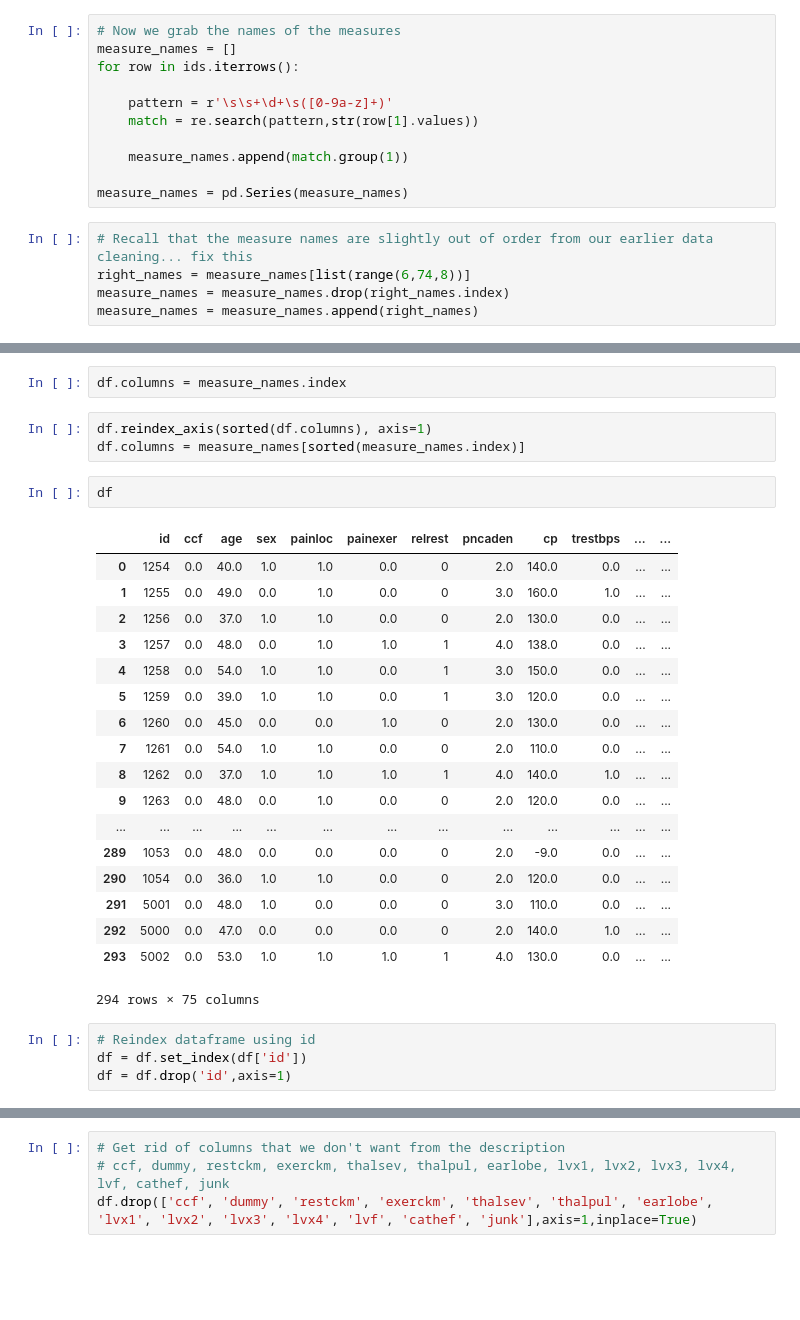
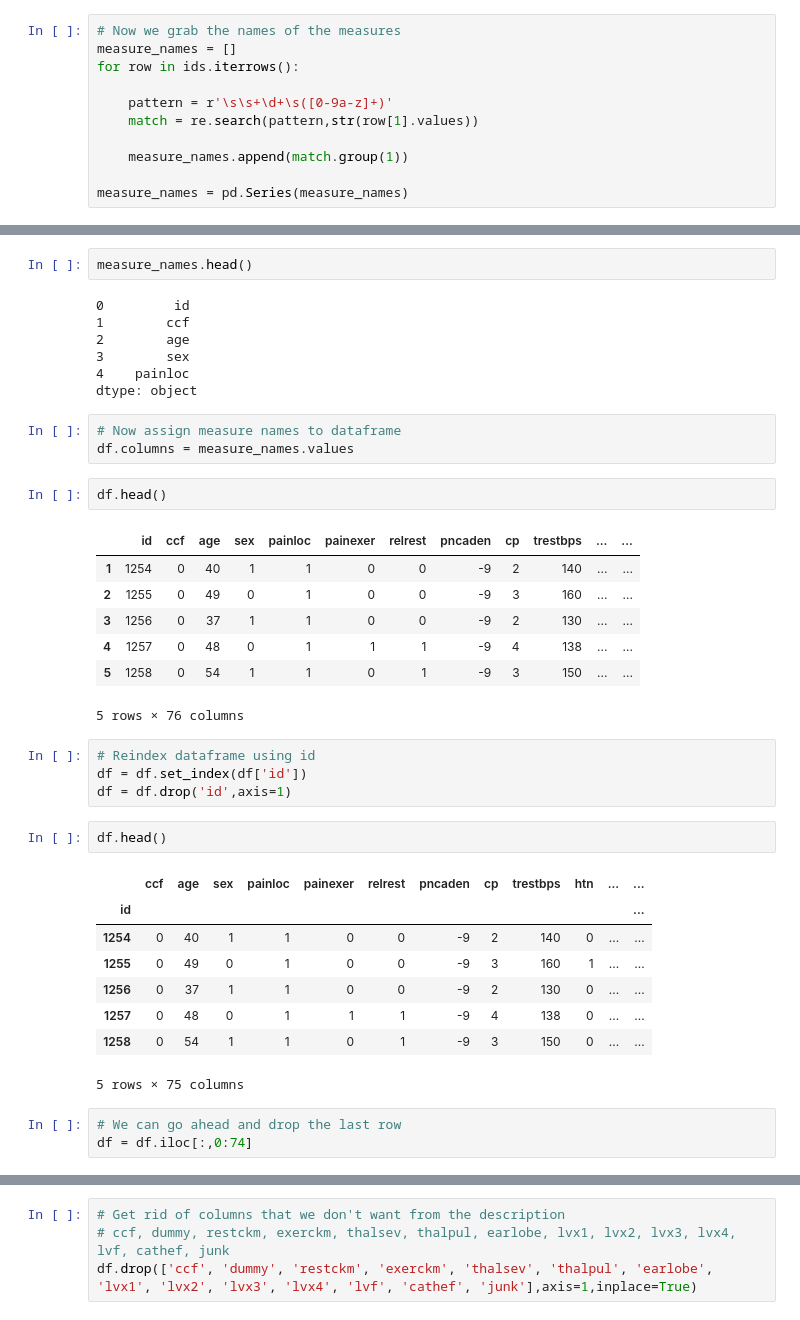
Before and after one commit to cptjackson/hungarian, a Jupyter notebook: Hungarian heart disease.ipynb, the cells around one changed output, grey strips where cells are left out. Saved outputs shown, nothing was run; the diff lists cells and outputs as text; blank space fills up the shorter version.

Commit message:
Finished data cleaning, started to explore data

```diff
--- a/Hungarian heart disease.ipynb
+++ b/Hungarian heart disease.ipynb
@@ -183,8 +150,3 @@ for row in ids.iterrows():
     measure_names.append(match.group(1))
 
 measure_names = pd.Series(measure_names)
-# %%
-# Recall that the measure names are slightly out of order from our earlier data cleaning... fix this
-right_names = measure_names[list(range(6,74,8))]
-measure_names = measure_names.drop(right_names.index)
-measure_names = measure_names.append(right_names)
@@ -212,30 +153,40 @@ Length: 75, dtype: object
-# %%
-df.columns = measure_names.index
-# %%
-df.reindex_axis(sorted(df.columns), axis=1)
-df.columns = measure_names[sorted(measure_names.index)]
+# %%
+measure_names.head()
+# %% [output]
+0         id
+1        ccf
+2        age
+3        sex
+4    painloc
+dtype: object
+# %%
+# Now assign measure names to dataframe
+df.columns = measure_names.values
 # %%
-df
+df.head()
 # %% [output]
 |  | id | ccf | age | sex | painloc | painexer | relrest | pncaden | cp | trestbps | ... | ... |
-| 0 | 1254 | 0.0 | 40.0 | 1.0 | 1.0 | 0.0 | 0 | 2.0 | 140.0 | 0.0 | ... | ... |
-| 1 | 1255 | 0.0 | 49.0 | 0.0 | 1.0 | 0.0 | 0 | 3.0 | 160.0 | 1.0 | ... | ... |
-| 2 | 1256 | 0.0 | 37.0 | 1.0 | 1.0 | 0.0 | 0 | 2.0 | 130.0 | 0.0 | ... | ... |
-| 3 | 1257 | 0.0 | 48.0 | 0.0 | 1.0 | 1.0 | 1 | 4.0 | 138.0 | 0.0 | ... | ... |
-| 4 | 1258 | 0.0 | 54.0 | 1.0 | 1.0 | 0.0 | 1 | 3.0 | 150.0 | 0.0 | ... | ... |
-| 5 | 1259 | 0.0 | 39.0 | 1.0 | 1.0 | 0.0 | 1 | 3.0 | 120.0 | 0.0 | ... | ... |
-| 6 | 1260 | 0.0 | 45.0 | 0.0 | 0.0 | 1.0 | 0 | 2.0 | 130.0 | 0.0 | ... | ... |
-| 7 | 1261 | 0.0 | 54.0 | 1.0 | 1.0 | 0.0 | 0 | 2.0 | 110.0 | 0.0 | ... | ... |
-| 8 | 1262 | 0.0 | 37.0 | 1.0 | 1.0 | 1.0 | 1 | 4.0 | 140.0 | 1.0 | ... | ... |
-| 9 | 1263 | 0.0 | 48.0 | 0.0 | 1.0 | 0.0 | 0 | 2.0 | 120.0 | 0.0 | ... | ... |
-| ... | ... | ... | ... | ... | ... | ... | ... | ... | ... | ... | ... | ... |
-| 289 | 1053 | 0.0 | 48.0 | 0.0 | 0.0 | 0.0 | 0 | 2.0 | -9.0 | 0.0 | ... | ... |
-| 290 | 1054 | 0.0 | 36.0 | 1.0 | 1.0 | 0.0 | 0 | 2.0 | 120.0 | 0.0 | ... | ... |
-| 291 | 5001 | 0.0 | 48.0 | 1.0 | 0.0 | 0.0 | 0 | 3.0 | 110.0 | 0.0 | ... | ... |
-| 292 | 5000 | 0.0 | 47.0 | 0.0 | 0.0 | 0.0 | 0 | 2.0 | 140.0 | 1.0 | ... | ... |
-| 293 | 5002 | 0.0 | 53.0 | 1.0 | 1.0 | 1.0 | 1 | 4.0 | 130.0 | 0.0 | ... | ... |
+| 1 | 1254 | 0 | 40 | 1 | 1 | 0 | 0 | -9 | 2 | 140 | ... | ... |
+| 2 | 1255 | 0 | 49 | 0 | 1 | 0 | 0 | -9 | 3 | 160 | ... | ... |
+| 3 | 1256 | 0 | 37 | 1 | 1 | 0 | 0 | -9 | 2 | 130 | ... | ... |
+| 4 | 1257 | 0 | 48 | 0 | 1 | 1 | 1 | -9 | 4 | 138 | ... | ... |
+| 5 | 1258 | 0 | 54 | 1 | 1 | 0 | 1 | -9 | 3 | 150 | ... | ... |
-294 rows × 75 columns
+5 rows × 76 columns
 # %%
 # Reindex dataframe using id
 df = df.set_index(df['id'])
 df = df.drop('id',axis=1)
+# %%
+df.head()
+# %% [output]
+|  | ccf | age | sex | painloc | painexer | relrest | pncaden | cp | trestbps | htn | ... | ... |
+| id |  |  |  |  |  |  |  |  |  |  |  | ... |
+| 1254 | 0 | 40 | 1 | 1 | 0 | 0 | -9 | 2 | 140 | 0 | ... | ... |
+| 1255 | 0 | 49 | 0 | 1 | 0 | 0 | -9 | 3 | 160 | 1 | ... | ... |
+| 1256 | 0 | 37 | 1 | 1 | 0 | 0 | -9 | 2 | 130 | 0 | ... | ... |
+| 1257 | 0 | 48 | 0 | 1 | 1 | 1 | -9 | 4 | 138 | 0 | ... | ... |
+| 1258 | 0 | 54 | 1 | 1 | 0 | 1 | -9 | 3 | 150 | 0 | ... | ... |
+5 rows × 75 columns
+# %%
+# We can go ahead and drop the last row
+df = df.iloc[:,0:74]
```
Also changed, not shown: parts of 34 cells of this notebook.
